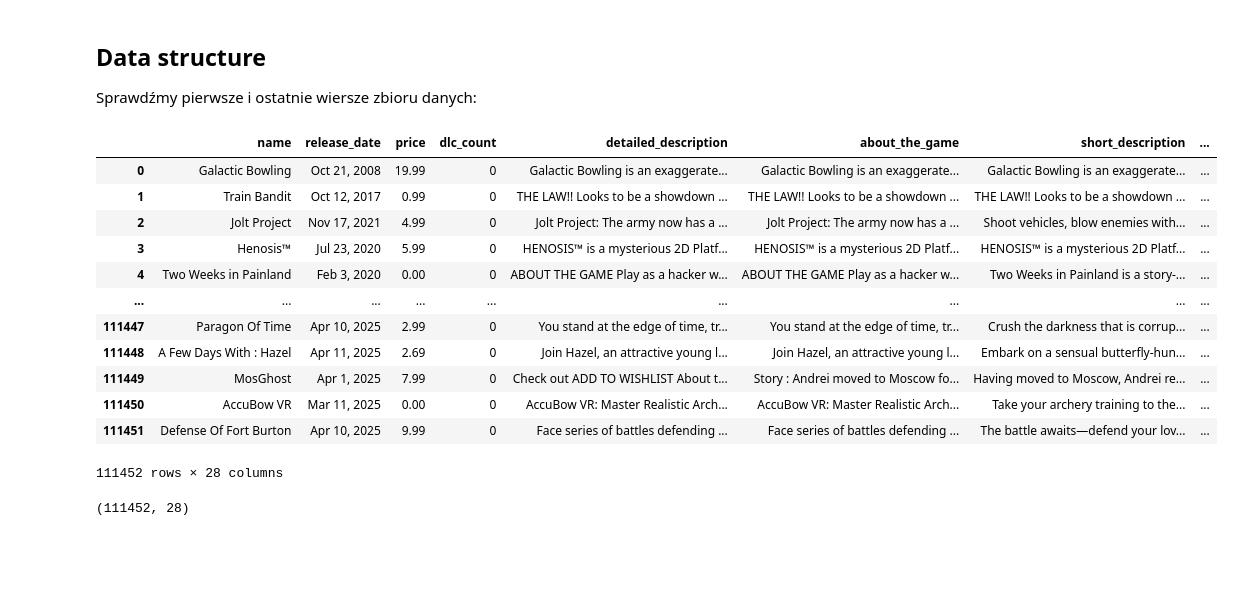
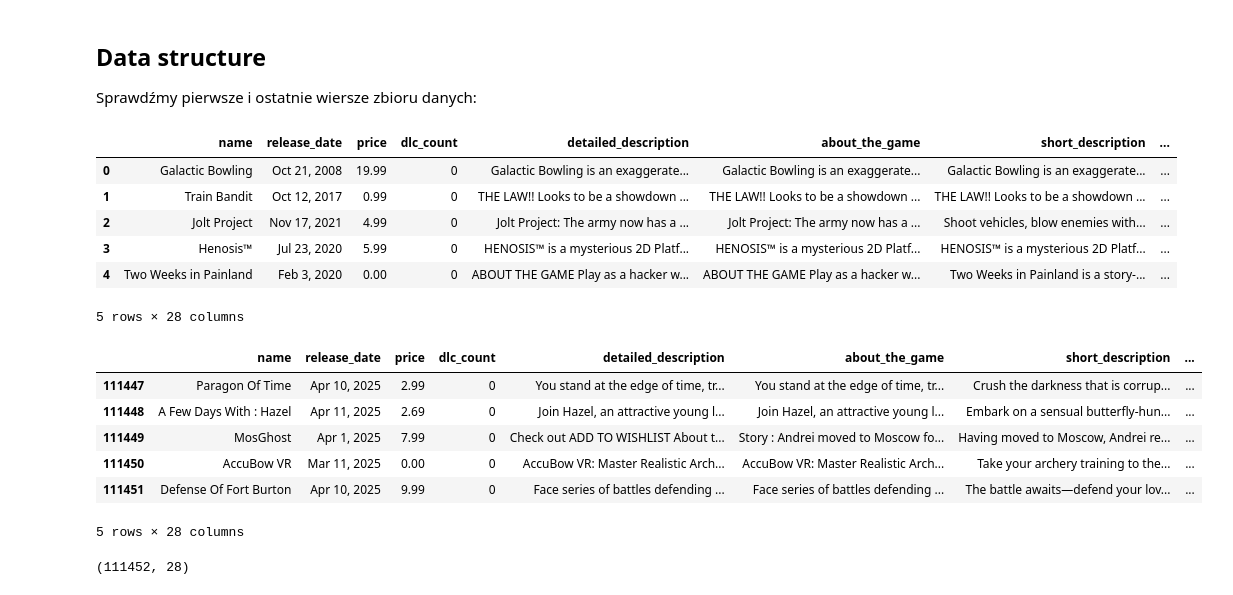
Before and after one commit to mateuszur/Game_Analysis, a Jupyter notebook: gamers_preferences_analysis.ipynb, the cells around one changed output. Saved outputs shown, nothing was run; the diff lists cells and outputs as text; code cells hidden in the pictures; blank space fills up the shorter version.

```diff
--- a/gamers_preferences_analysis.ipynb
+++ b/gamers_preferences_analysis.ipynb
@@ -85,21 +53,25 @@ df = pd.DataFrame(games)
 
 Sprawdźmy pierwsze i ostatnie wiersze zbioru danych:
 # %%
-df
+df.head(5)
 # %% [output]
 |  | name | release_date | price | dlc_count | detailed_description | about_the_game | short_description | ... |
 | 0 | Galactic Bowling | Oct 21, 2008 | 19.99 | 0 | Galactic Bowling is an exaggerate... | Galactic Bowling is an exaggerate... | Galactic Bowling is an exaggerate... | ... |
 | 1 | Train Bandit | Oct 12, 2017 | 0.99 | 0 | THE LAW!! Looks to be a showdown ... | THE LAW!! Looks to be a showdown ... | THE LAW!! Looks to be a showdown ... | ... |
 | 2 | Jolt Project | Nov 17, 2021 | 4.99 | 0 | Jolt Project: The army now has a ... | Jolt Project: The army now has a ... | Shoot vehicles, blow enemies with... | ... |
 | 3 | Henosis™ | Jul 23, 2020 | 5.99 | 0 | HENOSIS™ is a mysterious 2D Platf... | HENOSIS™ is a mysterious 2D Platf... | HENOSIS™ is a mysterious 2D Platf... | ... |
 | 4 | Two Weeks in Painland | Feb 3, 2020 | 0.00 | 0 | ABOUT THE GAME Play as a hacker w... | ABOUT THE GAME Play as a hacker w... | Two Weeks in Painland is a story-... | ... |
-| ... | ... | ... | ... | ... | ... | ... | ... | ... |
-| 111447 | Paragon Of Time | Apr 10, 2025 | 2.99 | 0 | You stand at the edge of time, tr... | You stand at the edge of time, tr... | Crush the darkness that is corrup... | ... |
-| 111448 | A Few Days With : Hazel | Apr 11, 2025 | 2.69 | 0 | Join Hazel, an attractive young l... | Join Hazel, an attractive young l... | Embark on a sensual butterfly-hun... | ... |
-| 111449 | MosGhost | Apr 1, 2025 | 7.99 | 0 | Check out ADD TO WISHLIST About t... | Story : Andrei moved to Moscow fo... | Having moved to Moscow, Andrei re... | ... |
-| 111450 | AccuBow VR | Mar 11, 2025 | 0.00 | 0 | AccuBow VR: Master Realistic Arch... | AccuBow VR: Master Realistic Arch... | Take your archery training to the... | ... |
-| 111451 | Defense Of Fort Burton | Apr 10, 2025 | 9.99 | 0 | Face series of battles defending ... | Face series of battles defending ... | The battle awaits—defend your lov... | ... |
-111452 rows × 28 columns
+5 rows × 28 columns
+# %%
+df.tail(5)
+# %% [output]
+|  | name | release_date | price | dlc_count | detailed_description | about_the_game | short_description | ... |
+| 111447 | Paragon Of Time | Apr 10, 2025 | 2.99 | 0 | You stand at the edge of time, tr... | You stand at the edge of time, tr... | Crush the darkness that is corrup... | ... |
+| 111448 | A Few Days With : Hazel | Apr 11, 2025 | 2.69 | 0 | Join Hazel, an attractive young l... | Join Hazel, an attractive young l... | Embark on a sensual butterfly-hun... | ... |
+| 111449 | MosGhost | Apr 1, 2025 | 7.99 | 0 | Check out ADD TO WISHLIST About t... | Story : Andrei moved to Moscow fo... | Having moved to Moscow, Andrei re... | ... |
+| 111450 | AccuBow VR | Mar 11, 2025 | 0.00 | 0 | AccuBow VR: Master Realistic Arch... | AccuBow VR: Master Realistic Arch... | Take your archery training to the... | ... |
+| 111451 | Defense Of Fort Burton | Apr 10, 2025 | 9.99 | 0 | Face series of battles defending ... | Face series of battles defending ... | The battle awaits—defend your lov... | ... |
+5 rows × 28 columns
 # %%
 # Liczba kolumn i wierszy
 df.shape
```
Also changed, not shown: parts of 26 cells of this notebook.
